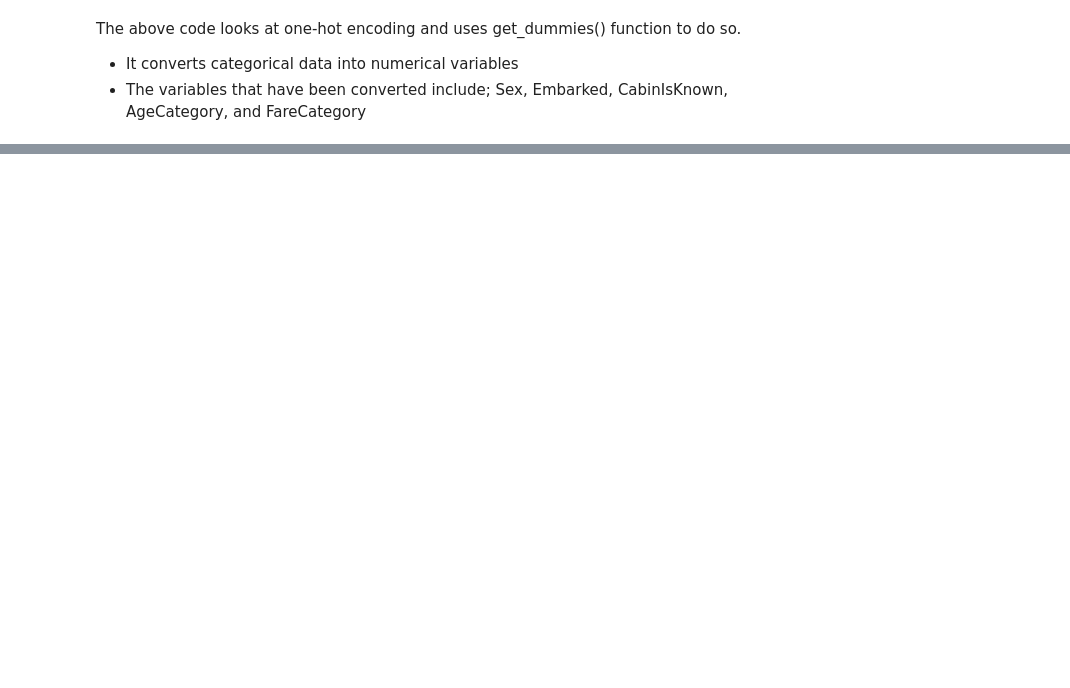
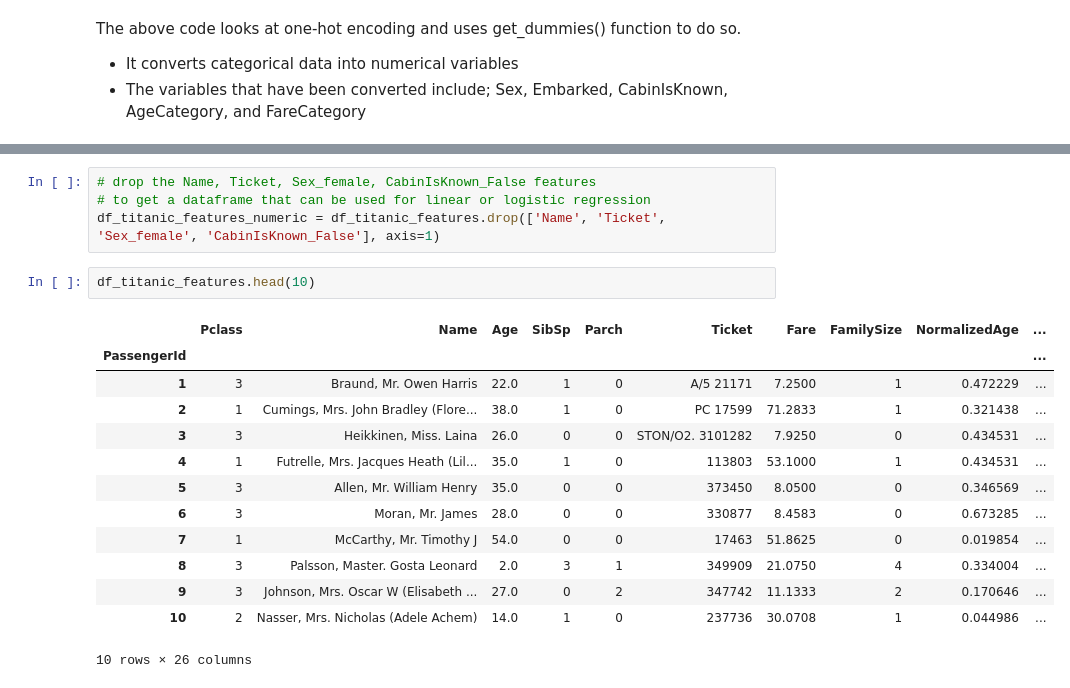
Before and after one commit to CheropS/Titanic, a Jupyter notebook: index.ipynb, the cells around one changed output, grey strips where cells are left out. Cells and saved outputs as stored; diff of their text form; blank space fills up the shorter version.

```diff
--- a/index.ipynb
+++ b/index.ipynb
@@ -344,0 +378,21 @@ The above code looks at one-hot encoding and uses get_dummies() function to do s
+# %%
+# drop the Name, Ticket, Sex_female, CabinIsKnown_False features
+# to get a dataframe that can be used for linear or logistic regression
+df_titanic_features_numeric = df_titanic_features.drop(['Name', 'Ticket',
+'Sex_female', 'CabinIsKnown_False'], axis=1)
+# %%
+df_titanic_features.head(10)
+# %% [output]
+|  | Pclass | Name | Age | SibSp | Parch | Ticket | Fare | FamilySize | NormalizedAge | ... |
+| PassengerId |  |  |  |  |  |  |  |  |  | ... |
+| 1 | 3 | Braund, Mr. Owen Harris | 22.0 | 1 | 0 | A/5 21171 | 7.2500 | 1 | 0.472229 | ... |
+| 2 | 1 | Cumings, Mrs. John Bradley (Flore... | 38.0 | 1 | 0 | PC 17599 | 71.2833 | 1 | 0.321438 | ... |
+| 3 | 3 | Heikkinen, Miss. Laina | 26.0 | 0 | 0 | STON/O2. 3101282 | 7.9250 | 0 | 0.434531 | ... |
+| 4 | 1 | Futrelle, Mrs. Jacques Heath (Lil... | 35.0 | 1 | 0 | 113803 | 53.1000 | 1 | 0.434531 | ... |
+| 5 | 3 | Allen, Mr. William Henry | 35.0 | 0 | 0 | 373450 | 8.0500 | 0 | 0.346569 | ... |
+| 6 | 3 | Moran, Mr. James | 28.0 | 0 | 0 | 330877 | 8.4583 | 0 | 0.673285 | ... |
+| 7 | 1 | McCarthy, Mr. Timothy J | 54.0 | 0 | 0 | 17463 | 51.8625 | 0 | 0.019854 | ... |
+| 8 | 3 | Palsson, Master. Gosta Leonard | 2.0 | 3 | 1 | 349909 | 21.0750 | 4 | 0.334004 | ... |
+| 9 | 3 | Johnson, Mrs. Oscar W (Elisabeth ... | 27.0 | 0 | 2 | 347742 | 11.1333 | 2 | 0.170646 | ... |
+| 10 | 2 | Nasser, Mrs. Nicholas (Adele Achem) | 14.0 | 1 | 0 | 237736 | 30.0708 | 1 | 0.044986 | ... |
+10 rows × 26 columns
```
Also changed, not shown: parts of 8 cells of this notebook.
